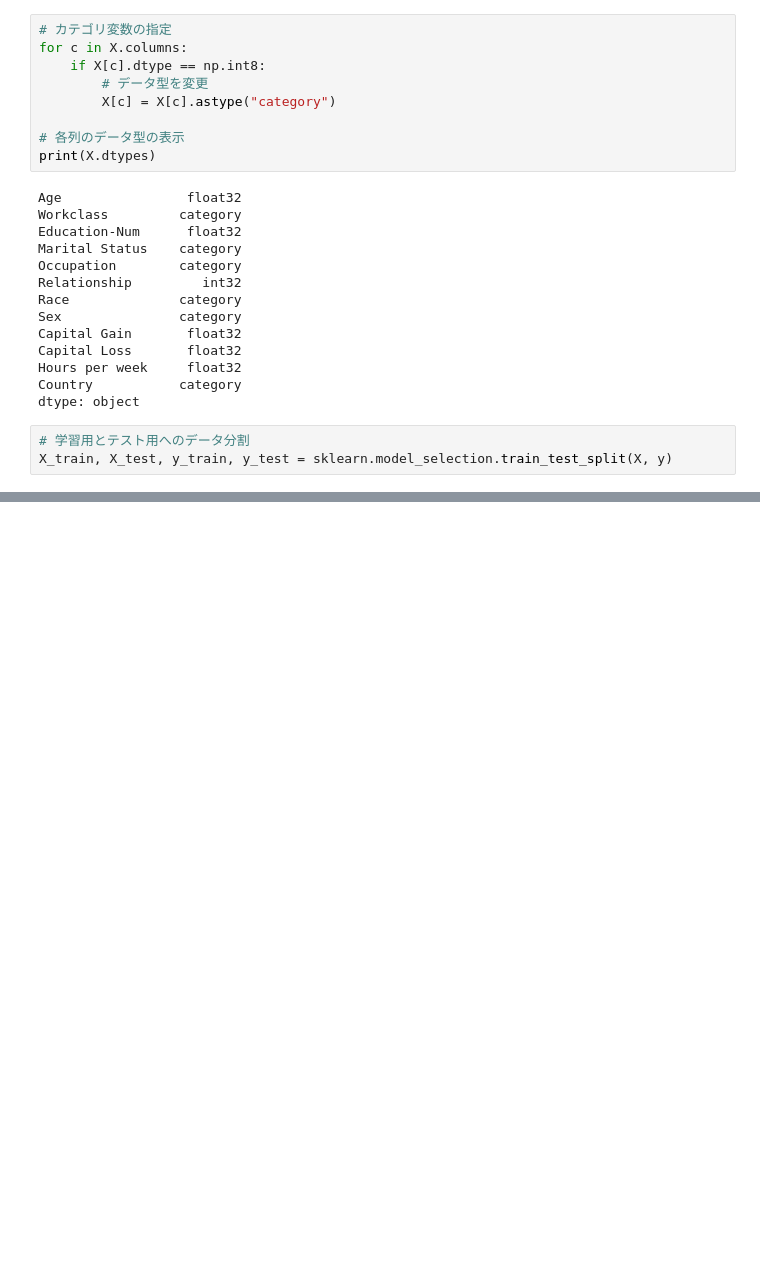
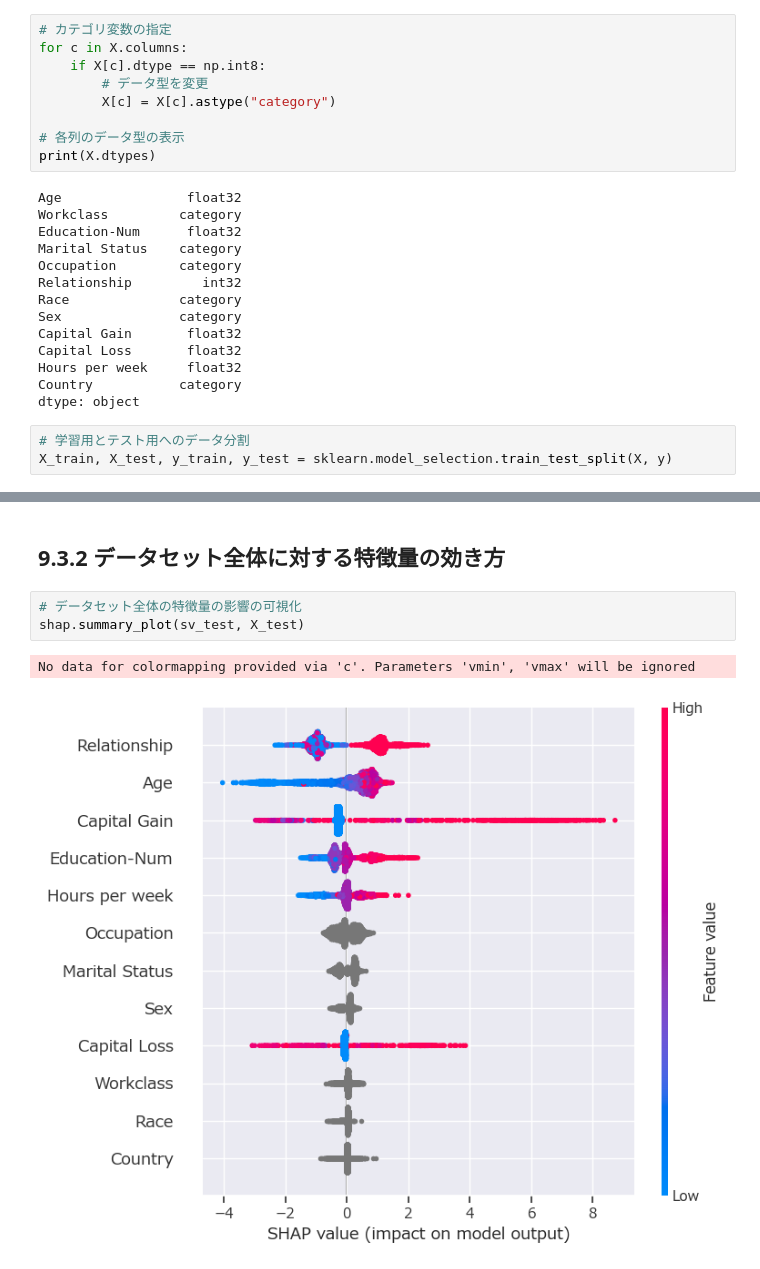
Before and after one commit to ZEKE320/xai-ric-book, a Jupyter notebook: chapter9/shap_explanation.ipynb, the cells around one changed output, grey strips where cells are left out. Drawn from its saved outputs; the diff is of its cells as text; blank space fills up the shorter version.

```diff
--- a/chapter9/shap_explanation.ipynb
+++ b/chapter9/shap_explanation.ipynb
@@ -123,0 +200,8 @@ display(pd.crosstab(y_test, y_pred))
+# %% [markdown]
+## 9.3.2 データセット全体に対する特徴量の効き方
+# %%
+# データセット全体の特徴量の影響の可視化
+shap.summary_plot(sv_test, X_test)
+# %% [output]
+No data for colormapping provided via 'c'. Parameters 'vmin', 'vmax' will be ignored
+[figure, added]
```
Also changed, not shown: parts of 18 cells of this notebook.
